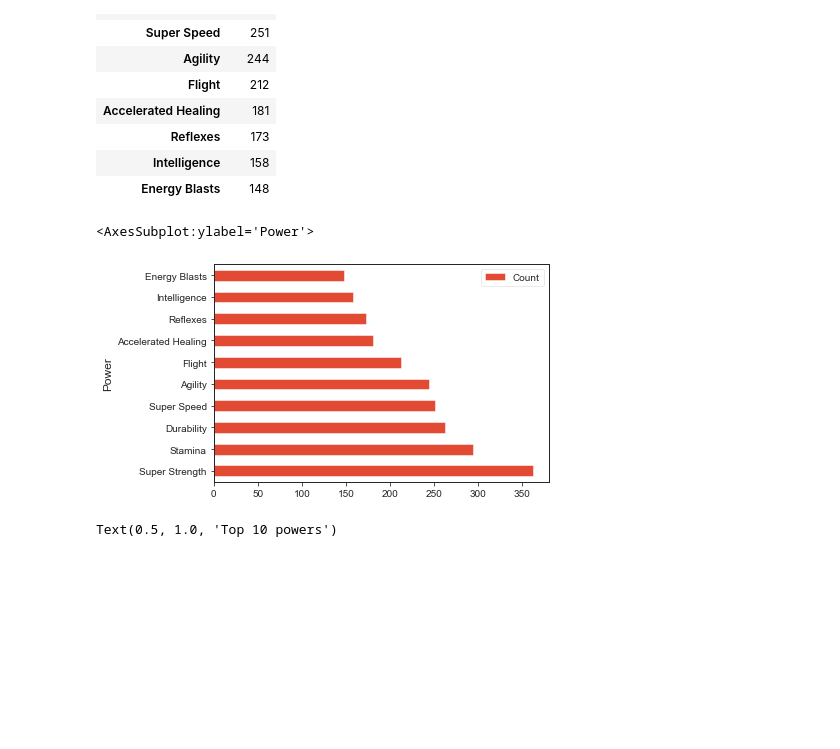
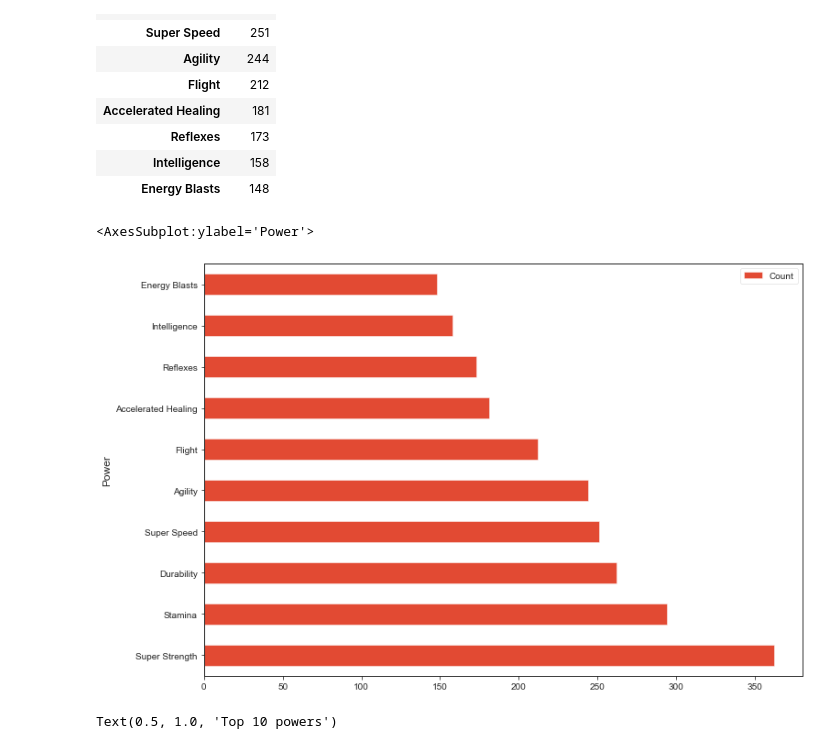
Before and after one commit to tamjid-ahsan/dsc-data-cleaning-project, a Jupyter notebook: index.ipynb, the cells around one changed output. Drawn from its saved outputs; the diff is of its cells as text; code cells hidden in the pictures; blank space fills up the shorter version.

```diff
--- a/index.ipynb
+++ b/index.ipynb
@@ -520,7 +520,8 @@ def common_powers(df_n):
 # %% [markdown]
 #### What are the 10 most common powers overall?
 # %%
-top_10_power = common_powers(df)[:10]
+common_powers_df= common_powers(df)
+top_10_power = common_powers_df[:10]
 top_10_power
 # %% [output]
 |  | Count |
@@ -536,10 +537,10 @@ top_10_power
 | Intelligence | 158 |
 | Energy Blasts | 148 |
 # %%
-top_10_power.plot(kind='barh')
+top_10_power.plot(kind='barh', figsize=(11.7, 8.27))
 # %% [output]
 <AxesSubplot:ylabel='Power'>
-[figure, old version]
+[figure, new version]
 # %%
 sns.set_style('ticks')
 fig, ax = plt.subplots()
```
Also changed, not shown: parts of 14 cells of this notebook.
